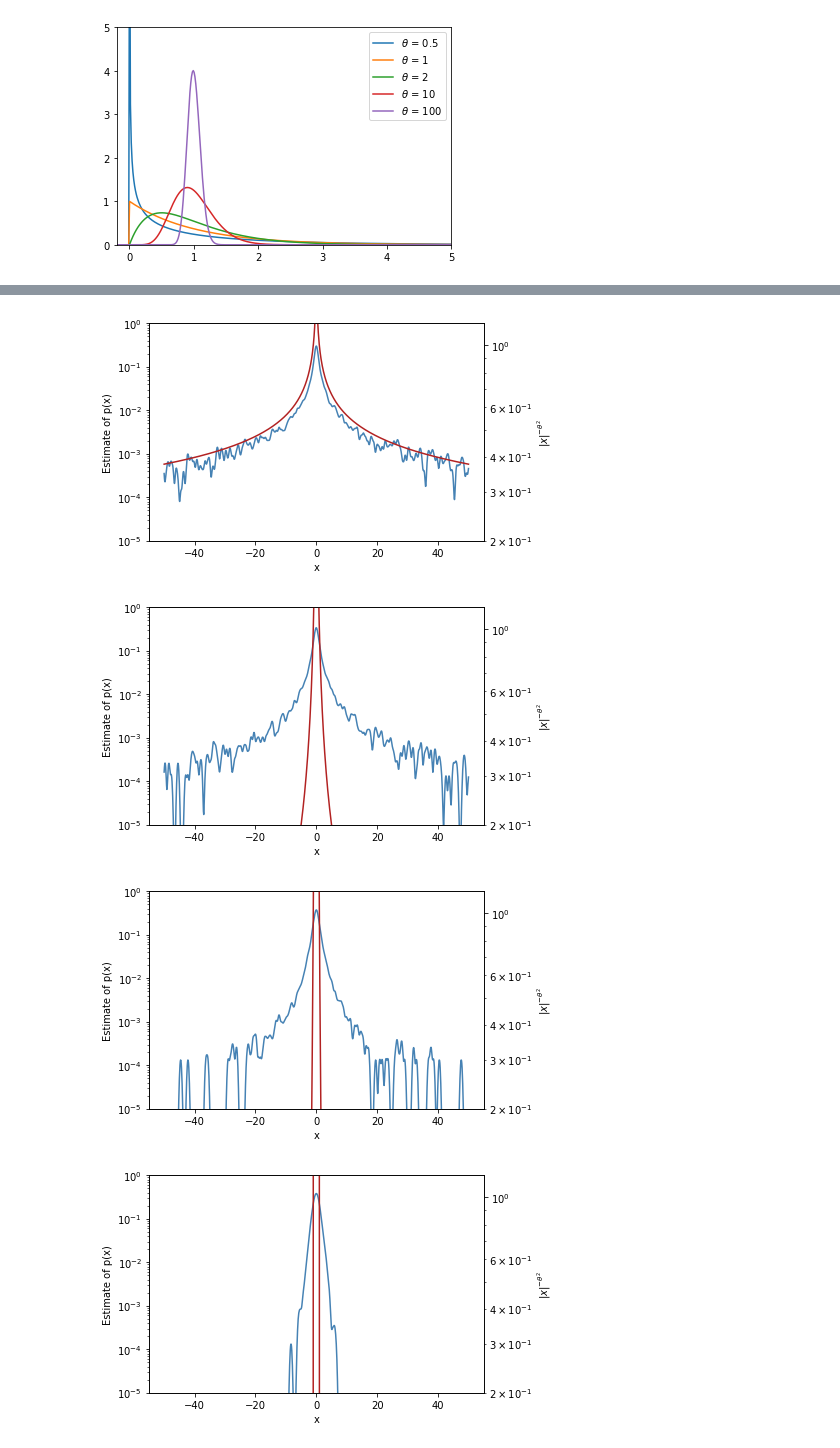
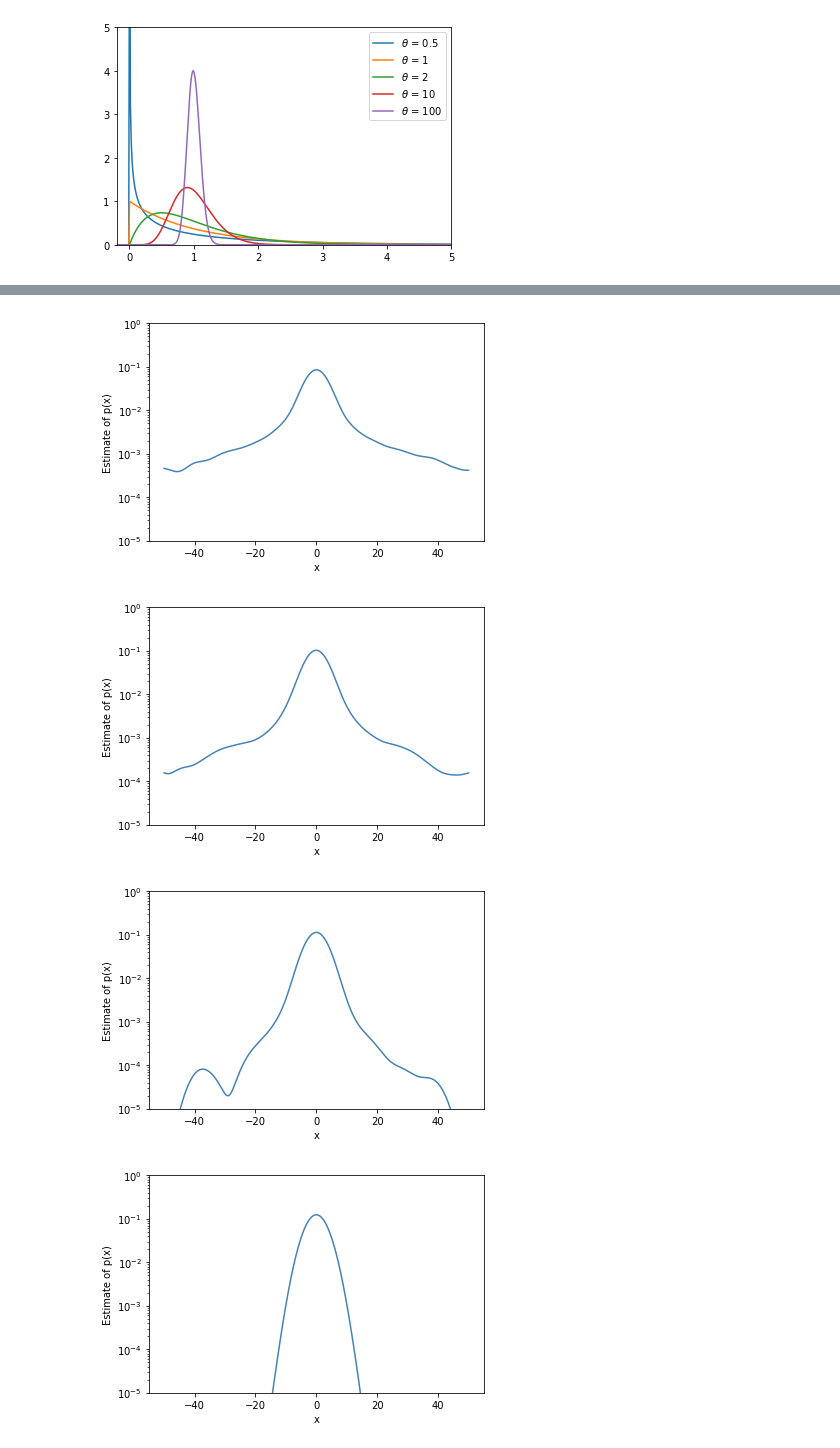
Before and after one commit to theo-brown/3f3-lab, a Jupyter notebook: Jupyter Notebook.ipynb, the cells around one changed output, grey strips where cells are left out. Drawn from its saved outputs; the diff is of its cells as text; code cells hidden in the pictures.

```diff
--- a/Jupyter Notebook.ipynb
+++ b/Jupyter Notebook.ipynb
@@ -521,25 +521,24 @@ for theta, s in samples.items():
 # %%
 N = 10000
 x = np.linspace(-50, 50, 1000)
 
 for theta in [0.5, 1, 2, 10, 100]:
     fig, ax1 = plt.subplots()
-    ax2 = ax1.twinx()
+
     ax1.semilogy(x,
                  kernel_smoothed_density(x,
-                                         gamma_sampled_gaussian(N, theta)),
+                                         gamma_sampled_gaussian(N, theta),
+                                         width=3),
                  label=r'$\theta = {}$'.format(theta),
                  color=color1)
-    ax2.semilogy(x, abs(x)**-(theta**2), color=color2)
+
     ax1.set_ylim(1e-5, 1)
-    ax2.set_ylim(0.2, 1.2)
     ax1.set_xlabel('x')
     ax1.set_ylabel('Estimate of p(x)')
-    ax2.set_ylabel(r'$|x|^{-\theta^2}$')
-    #plt.legend(loc='upper center', bbox_to_anchor=(0.5, -0.15), ncol=2)
-    #plt.savefig(f'figures/gamma_sampled_gaussian_ksdensity.png', bbox_inches='tight')
+
+    plt.savefig(f'figures/gamma_sampled_gaussian_smoothed_{theta}.png', bbox_inches='tight')
 # %% [output]
-[figure, old version]
+[figure, new version]
-[figure, old version]
+[figure, new version]
-[figure, old version]
+[figure, new version]
-[figure, old version]
+[figure, new version]
```
Also changed, not shown: parts of 23 cells of this notebook, 46 other files.
